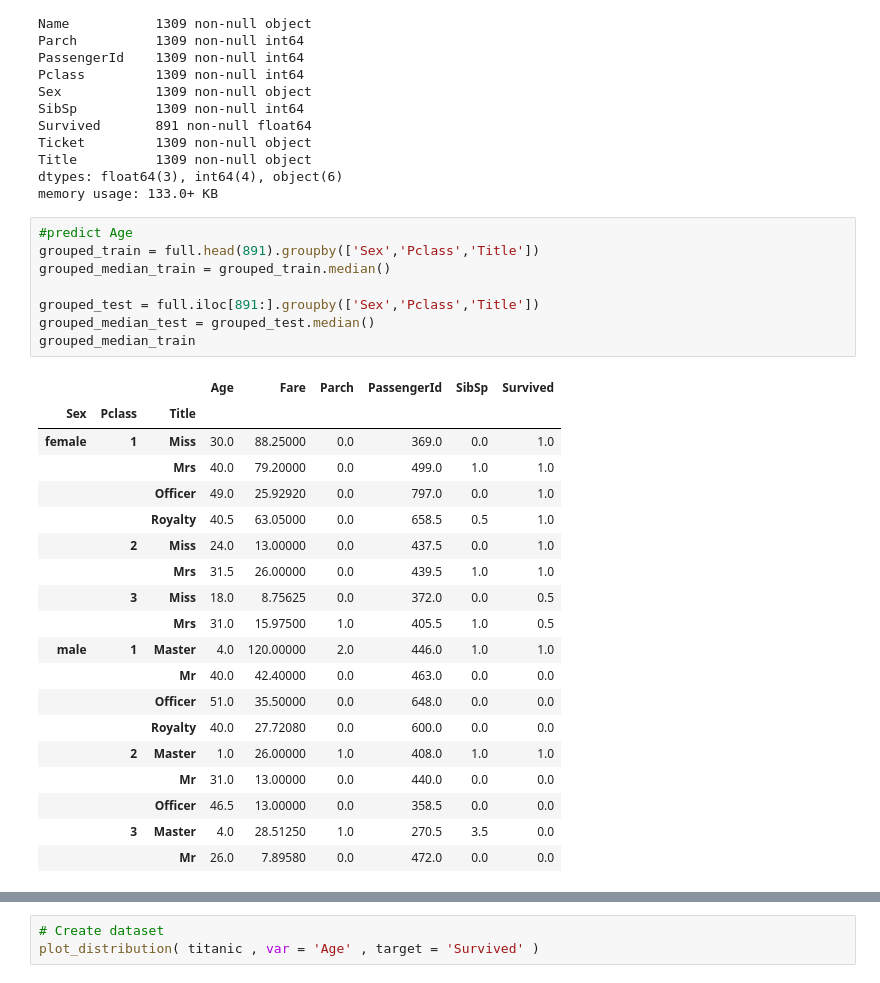
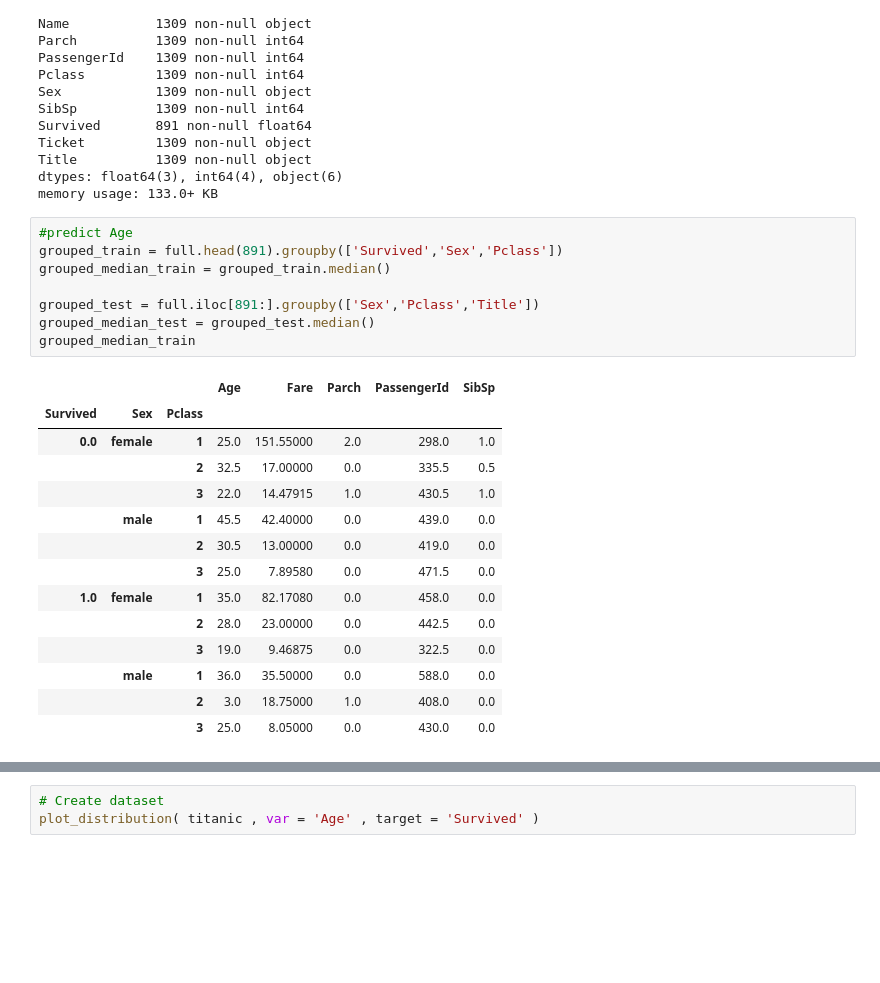
Before and after one commit to houzhuo/machine-learning, a Jupyter notebook: kaggle/titanic/titanic2.ipynb, the cells around one changed output, grey strips where cells are left out. Saved outputs shown, nothing was run; the diff lists cells and outputs as text; blank space fills up the shorter version.

```diff
--- a/kaggle/titanic/titanic2.ipynb
+++ b/kaggle/titanic/titanic2.ipynb
@@ -309,32 +309,27 @@ dtypes: float64(3), int64(4), object(6)
 memory usage: 133.0+ KB
 # %%
 #predict Age
-grouped_train = full.head(891).groupby(['Sex','Pclass','Title'])
+grouped_train = full.head(891).groupby(['Survived','Sex','Pclass'])
 grouped_median_train = grouped_train.median()
 
 grouped_test = full.iloc[891:].groupby(['Sex','Pclass','Title'])
 grouped_median_test = grouped_test.median()
 grouped_median_train
 # %% [output]
-|  |  |  | Age | Fare | Parch | PassengerId | SibSp | Survived |
-| Sex | Pclass | Title |  |  |  |  |  |  |
-| female | 1 | Miss | 30.0 | 88.25000 | 0.0 | 369.0 | 0.0 | 1.0 |
-|  |  | Mrs | 40.0 | 79.20000 | 0.0 | 499.0 | 1.0 | 1.0 |
-|  |  | Officer | 49.0 | 25.92920 | 0.0 | 797.0 | 0.0 | 1.0 |
-|  |  | Royalty | 40.5 | 63.05000 | 0.0 | 658.5 | 0.5 | 1.0 |
-|  | 2 | Miss | 24.0 | 13.00000 | 0.0 | 437.5 | 0.0 | 1.0 |
-|  |  | Mrs | 31.5 | 26.00000 | 0.0 | 439.5 | 1.0 | 1.0 |
-|  | 3 | Miss | 18.0 | 8.75625 | 0.0 | 372.0 | 0.0 | 0.5 |
-|  |  | Mrs | 31.0 | 15.97500 | 1.0 | 405.5 | 1.0 | 0.5 |
-| male | 1 | Master | 4.0 | 120.00000 | 2.0 | 446.0 | 1.0 | 1.0 |
-|  |  | Mr | 40.0 | 42.40000 | 0.0 | 463.0 | 0.0 | 0.0 |
-|  |  | Officer | 51.0 | 35.50000 | 0.0 | 648.0 | 0.0 | 0.0 |
-|  |  | Royalty | 40.0 | 27.72080 | 0.0 | 600.0 | 0.0 | 0.0 |
-|  | 2 | Master | 1.0 | 26.00000 | 1.0 | 408.0 | 1.0 | 1.0 |
-|  |  | Mr | 31.0 | 13.00000 | 0.0 | 440.0 | 0.0 | 0.0 |
-|  |  | Officer | 46.5 | 13.00000 | 0.0 | 358.5 | 0.0 | 0.0 |
-|  | 3 | Master | 4.0 | 28.51250 | 1.0 | 270.5 | 3.5 | 0.0 |
-|  |  | Mr | 26.0 | 7.89580 | 0.0 | 472.0 | 0.0 | 0.0 |
+|  |  |  | Age | Fare | Parch | PassengerId | SibSp |
+| Survived | Sex | Pclass |  |  |  |  |  |
+| 0.0 | female | 1 | 25.0 | 151.55000 | 2.0 | 298.0 | 1.0 |
+|  |  | 2 | 32.5 | 17.00000 | 0.0 | 335.5 | 0.5 |
+|  |  | 3 | 22.0 | 14.47915 | 1.0 | 430.5 | 1.0 |
+|  | male | 1 | 45.5 | 42.40000 | 0.0 | 439.0 | 0.0 |
+|  |  | 2 | 30.5 | 13.00000 | 0.0 | 419.0 | 0.0 |
+|  |  | 3 | 25.0 | 7.89580 | 0.0 | 471.5 | 0.0 |
+| 1.0 | female | 1 | 35.0 | 82.17080 | 0.0 | 458.0 | 0.0 |
+|  |  | 2 | 28.0 | 23.00000 | 0.0 | 442.5 | 0.0 |
+|  |  | 3 | 19.0 | 9.46875 | 0.0 | 322.5 | 0.0 |
+|  | male | 1 | 36.0 | 35.50000 | 0.0 | 588.0 | 0.0 |
+|  |  | 2 | 3.0 | 18.75000 | 1.0 | 408.0 | 0.0 |
+|  |  | 3 | 25.0 | 8.05000 | 0.0 | 430.0 | 0.0 |
 # %%
 def process_age():
 
```
Also changed, not shown: parts of 8 cells of this notebook, 7 other files.
